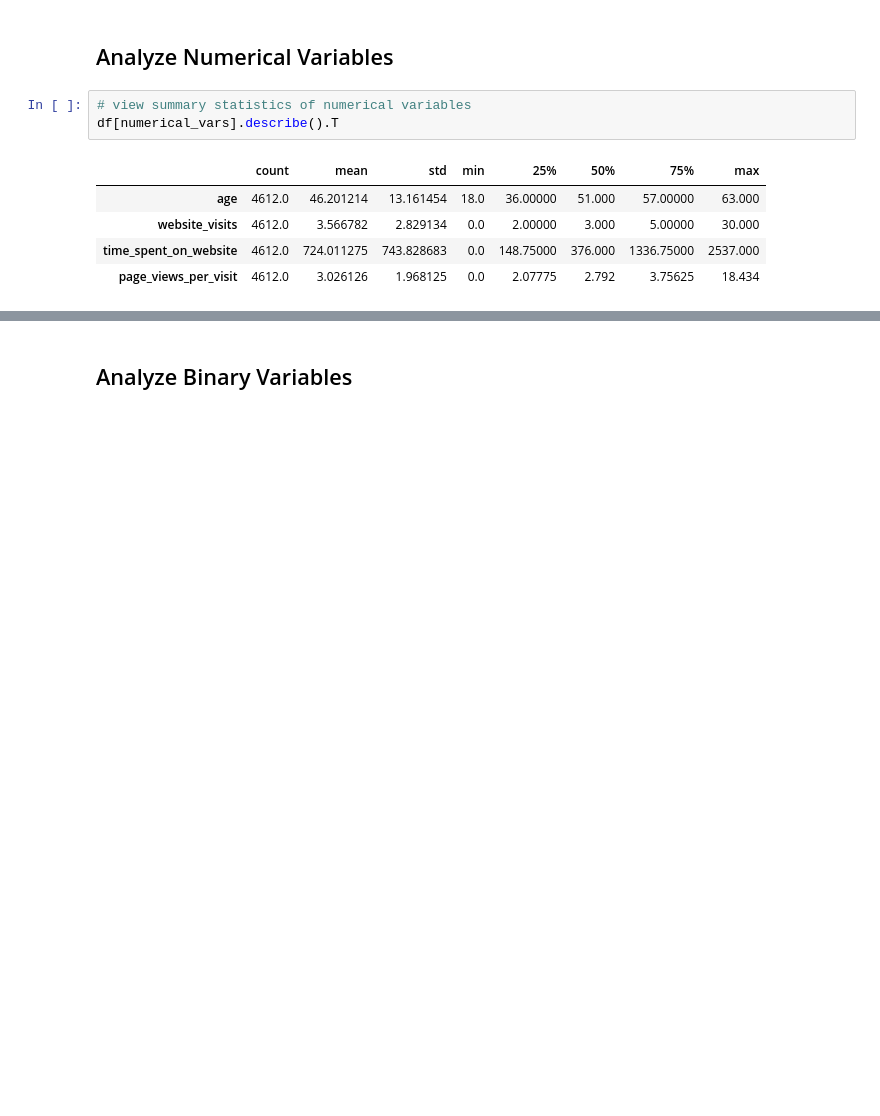
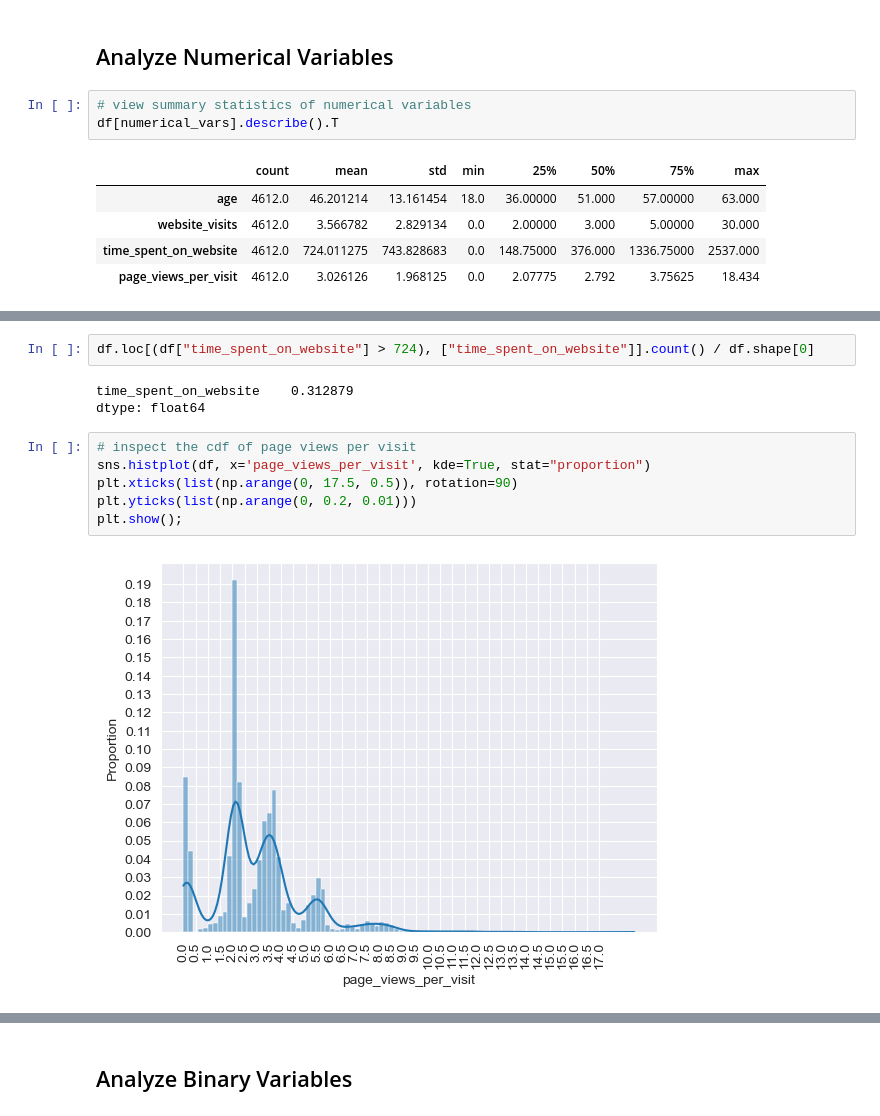
Before and after one commit to johnxbullock/edTech-analysis, a Jupyter notebook: PotentialCustomersPrediction.ipynb, the cells around one changed output, grey strips where cells are left out. Cells and saved outputs as stored; diff of their text form; blank space fills up the shorter version.

```diff
--- a/PotentialCustomersPrediction.ipynb
+++ b/PotentialCustomersPrediction.ipynb
@@ -367,0 +454,13 @@ analyze_numerical(df[numerical_vars])
+# %%
+df.loc[(df["time_spent_on_website"] > 724), ["time_spent_on_website"]].count() / df.shape[0]
+# %% [output]
+time_spent_on_website    0.312879
+dtype: float64
+# %%
+# inspect the cdf of page views per visit
+sns.histplot(df, x='page_views_per_visit', kde=True, stat="proportion")
+plt.xticks(list(np.arange(0, 17.5, 0.5)), rotation=90)
+plt.yticks(list(np.arange(0, 0.2, 0.01)))
+plt.show();
+# %% [output]
+[figure, added]
```
Also changed, not shown: parts of 105 cells of this notebook.
